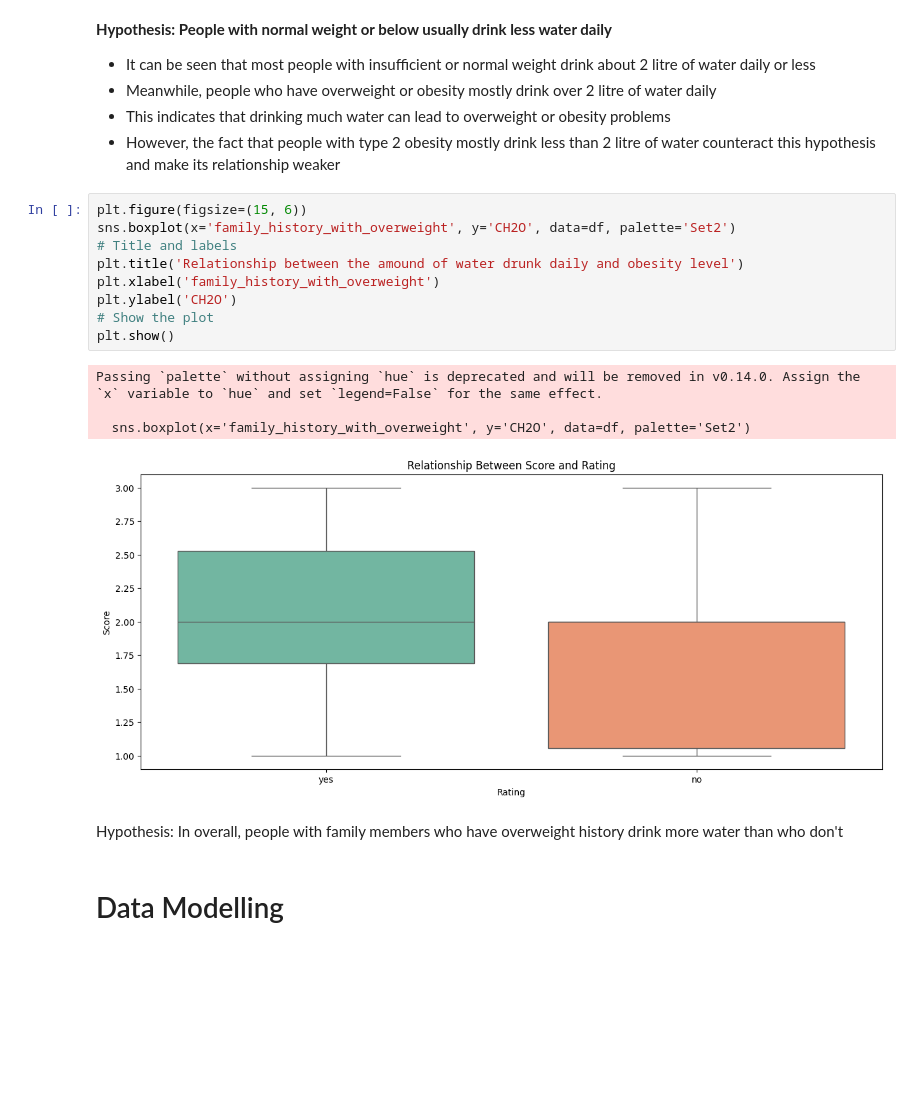
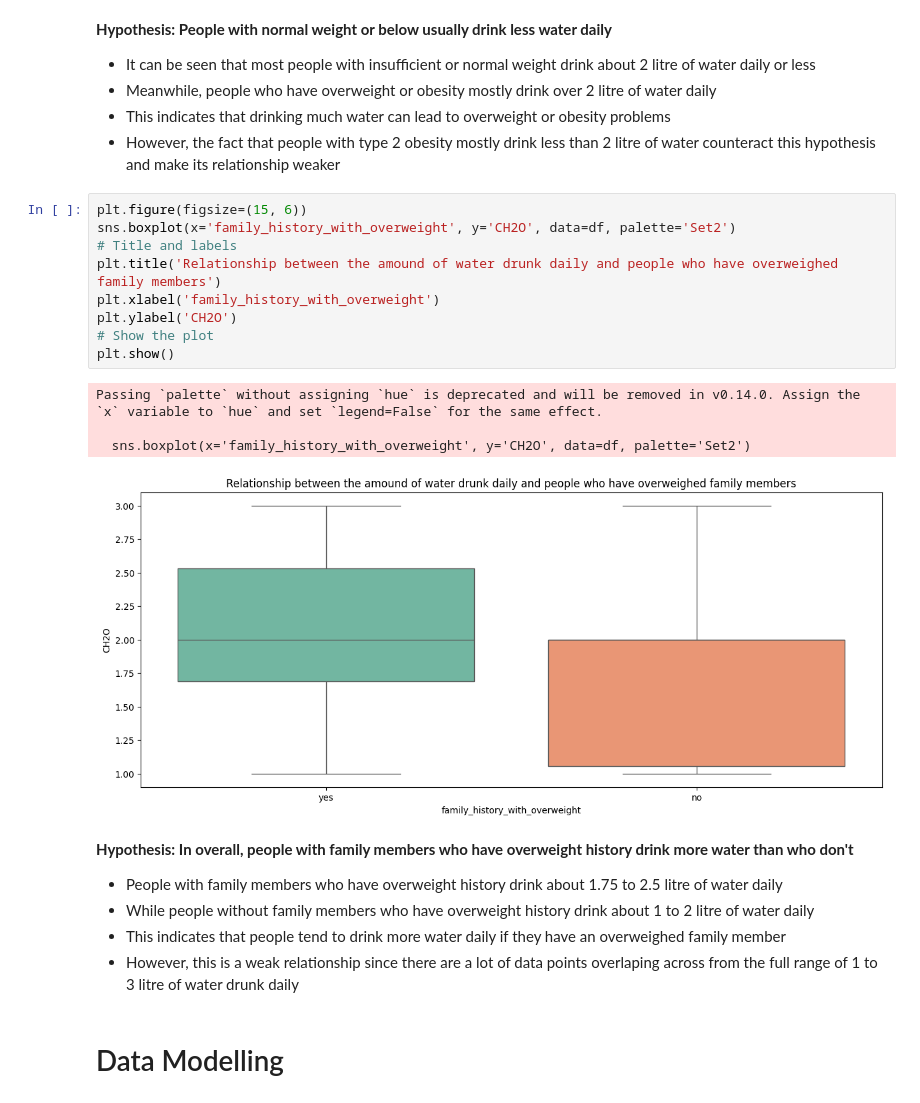
Before and after one commit to dang-nguyendd/ds_data_modelling, a Jupyter notebook: s3759957.ipynb, the cells around one changed output. Saved outputs shown, nothing was run; the diff lists cells and outputs as text; blank space fills up the shorter version.

```diff
--- a/s3759957.ipynb
+++ b/s3759957.ipynb
@@ -550,19 +550,23 @@ Passing `palette` without assigning `hue` is deprecated and will be removed in v
 # %%
 plt.figure(figsize=(15, 6))
 sns.boxplot(x='family_history_with_overweight', y='CH2O', data=df, palette='Set2')
 # Title and labels
-plt.title('Relationship between the amound of water drunk daily and obesity level')
+plt.title('Relationship between the amound of water drunk daily and people who have overweighed family members')
 plt.xlabel('family_history_with_overweight')
 plt.ylabel('CH2O')
 # Show the plot
 plt.show()
 # %% [output]
 Passing `palette` without assigning `hue` is deprecated and will be removed in v0.14.0. Assign the `x` variable to `hue` and set `legend=False` for the same effect.
 
   sns.boxplot(x='family_history_with_overweight', y='CH2O', data=df, palette='Set2')
-[figure, old version]
+[figure, new version]
-# %% [markdown]
-Hypothesis: In overall, people with family members who have overweight history drink more water than who don't
+# %% [markdown]
+**Hypothesis: In overall, people with family members who have overweight history drink more water than who don't**
+- People with family members who have overweight history drink about 1.75 to 2.5 litre of water daily
+- While people without family members who have overweight history drink about 1 to 2 litre of water daily
+- This indicates that people tend to drink more water daily if they have an overweighed family member
+- However, this is a weak relationship since there are a lot of data points overlaping across from the full range of 1 to 3 litre of water drunk daily
 # %% [markdown]
 # Data Modelling
 # %% [markdown]
```
